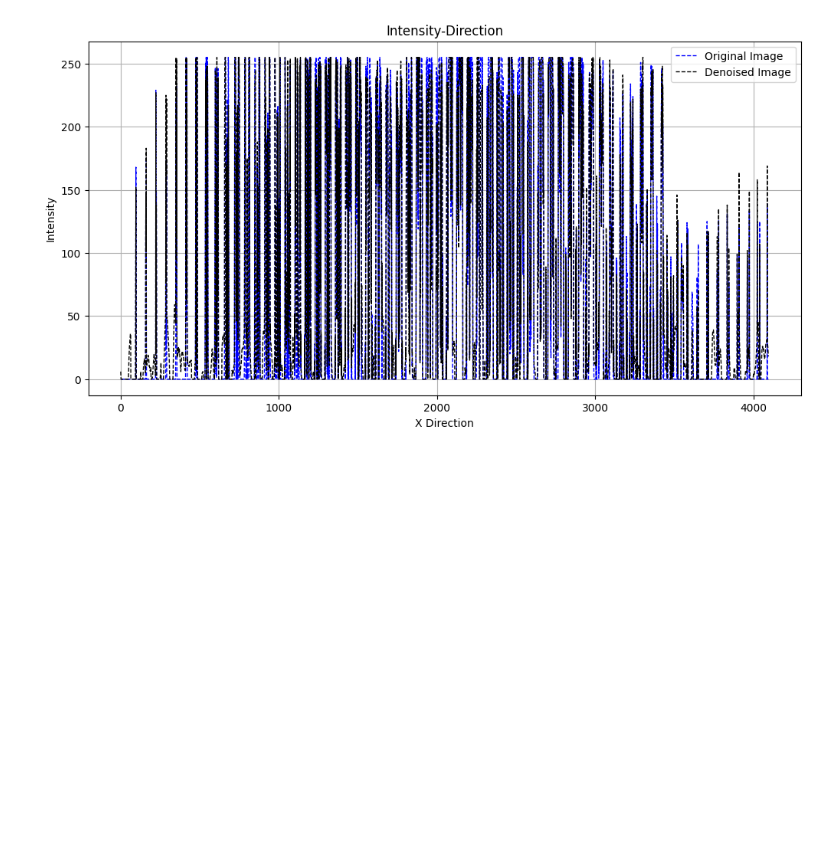
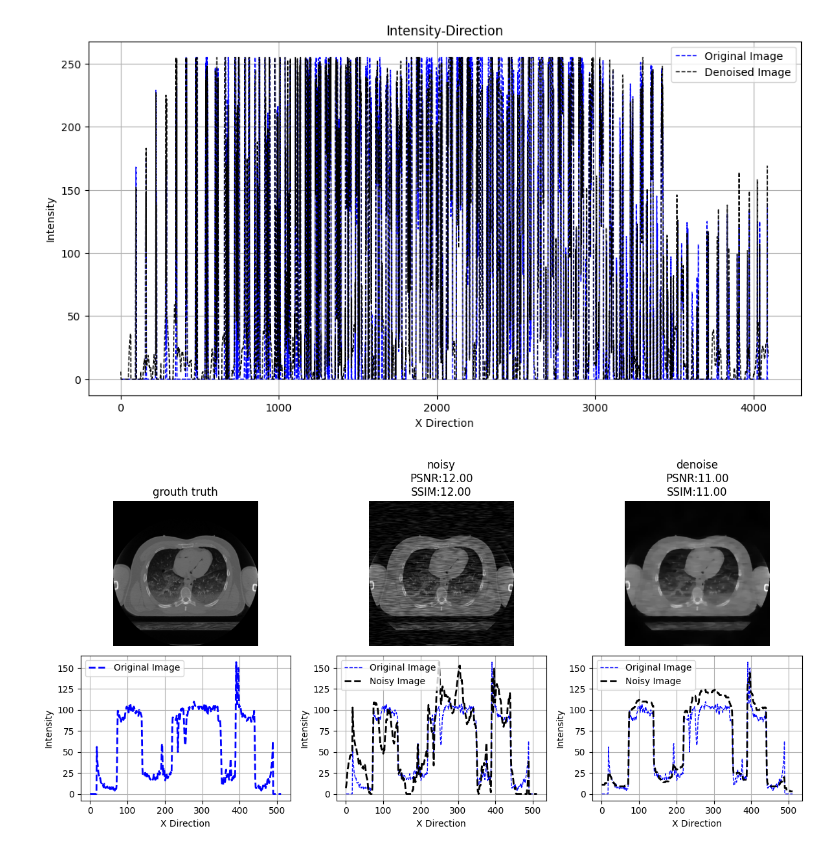
Before and after one commit to Graph-Total-Variation/PBL6-v1, a Jupyter notebook: deepgtv/2.ipynb, the cells around one changed output. Cells and saved outputs as stored; diff of their text form; code cells hidden in the pictures; blank space fills up the shorter version.

```diff
--- a/deepgtv/2.ipynb
+++ b/deepgtv/2.ipynb
@@ -25,4 +25,51 @@ plt.grid(True)
 plt.show()
 # %% [output]
 [figure]
+# %%
+image_original = cv2.imread('dataset/dataset_structure/ref/1.png', cv2.IMREAD_GRAYSCALE)
+image_noisy = cv2.imread('dataset/dataset_structure/noisy/1.png', cv2.IMREAD_GRAYSCALE)
+image_denoised = cv2.imread('result/1.png', cv2.IMREAD_GRAYSCALE)
+
+row = 200  # Ví dụ: chọn dòng thứ 100
+intensity_original = image_original[row, :]
+intensity_noisy = image_noisy[row, :]
+intensity_denoised = image_denoised[row, :]
+# Tạo trục X (chỉ số cột)
+x_direction = range(intensity_original.shape[0])
+
+fig, axes = plt.subplots(2, 3, figsize=(12, 6))
+axes[0,0].imshow(image_original,cmap='gray')
+axes[0,0].set_title('grouth truth')
+axes[0,0].axis('off')
+
+axes[0,1].imshow(image_noisy,cmap='gray')
+axes[0,1].set_title('noisy\nPSNR:{:.2f}\nSSIM:{:.2f}'.format(12,12))
+axes[0,1].axis('off')
+
+axes[0,2].imshow(image_denoised,cmap='gray')
+axes[0,2].set_title('denoise\nPSNR:{:.2f}\nSSIM:{:.2f}'.format(11,11))
+axes[0,2].axis('off')
+
+axes[1,0].plot(x_direction, intensity_original, color='blue', label='Original Image', linestyle='--', linewidth=2)
+axes[1,0].set_xlabel('X Direction')
+axes[1,0].set_ylabel('Intensity')
+axes[1,0].legend()
+axes[1,0].grid(True)
+
+axes[1,1].plot(x_direction, intensity_original, color='blue', label='Original Image', linestyle='--', linewidth=1)
+axes[1,1].plot(x_direction, intensity_noisy, color='black', label='Noisy Image', linestyle='--', linewidth=2)
+axes[1,1].set_xlabel('X Direction')
+axes[1,1].set_ylabel('Intensity')
+axes[1,1].legend()
+axes[1,1].grid(True)
+
+axes[1,2].plot(x_direction, intensity_original, color='blue', label='Original Image', linestyle='--', linewidth=1)
+axes[1,2].plot(x_direction, intensity_denoised, color='black', label='Denoise Image', linestyle='--', linewidth=2)
+axes[1,2].set_xlabel('X Direction')
+axes[1,2].set_ylabel('Intensity')
+axes[1,2].legend()
+axes[1,2].grid(True)
+plt.tight_layout()
+# %% [output]
+[figure, added]
 # %%
```
Also changed, not shown: parts of 1 cell of this notebook, 1 other file.
